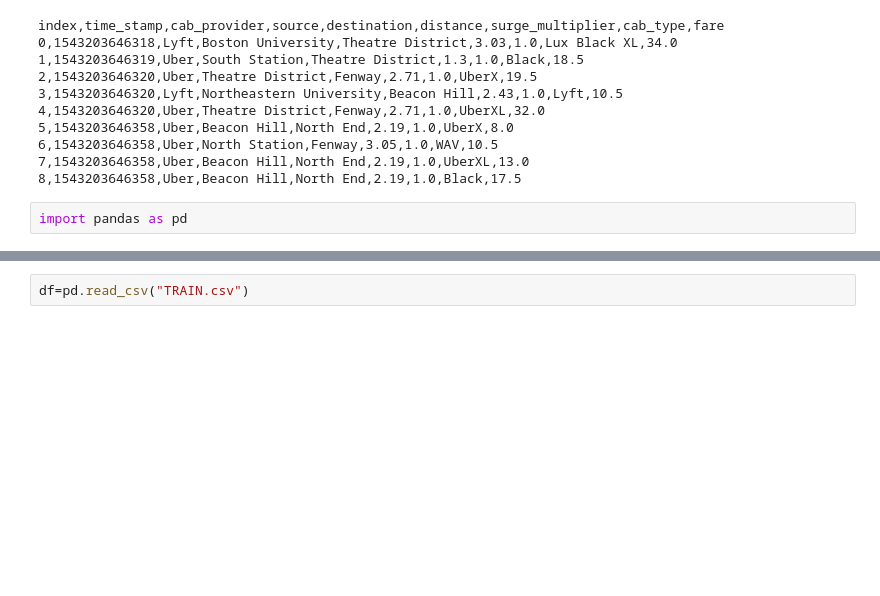
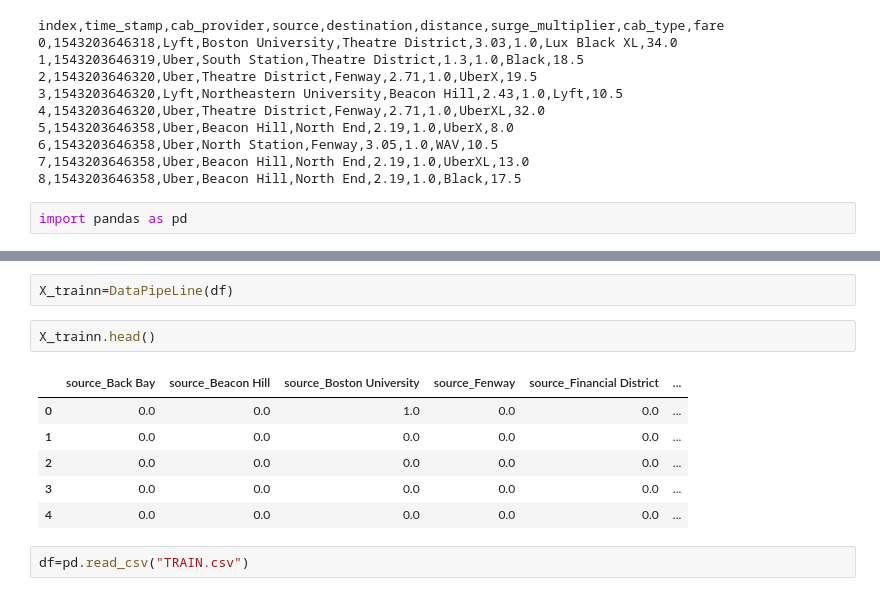
Before and after one commit to sipocz/CabPrice, a Jupyter notebook: CabPrice.ipynb, the cells around one changed output, grey strips where cells are left out. Saved outputs shown, nothing was run; the diff lists cells and outputs as text; blank space fills up the shorter version.

```diff
--- a/CabPrice.ipynb
+++ b/CabPrice.ipynb
@@ -36,3 +78,14 @@ import pandas as pd
+# %%
+X_trainn=DataPipeLine(df)
+# %%
+X_trainn.head()
+# %% [output]
+|  | source_Back Bay | source_Beacon Hill | source_Boston University | source_Fenway | source_Financial District | ... |
+| 0 | 0.0 | 0.0 | 1.0 | 0.0 | 0.0 | ... |
+| 1 | 0.0 | 0.0 | 0.0 | 0.0 | 0.0 | ... |
+| 2 | 0.0 | 0.0 | 0.0 | 0.0 | 0.0 | ... |
+| 3 | 0.0 | 0.0 | 0.0 | 0.0 | 0.0 | ... |
+| 4 | 0.0 | 0.0 | 0.0 | 0.0 | 0.0 | ... |
 # %%
 df=pd.read_csv("TRAIN.csv")
 # %%
```
Also changed, not shown: parts of 27 cells of this notebook.
